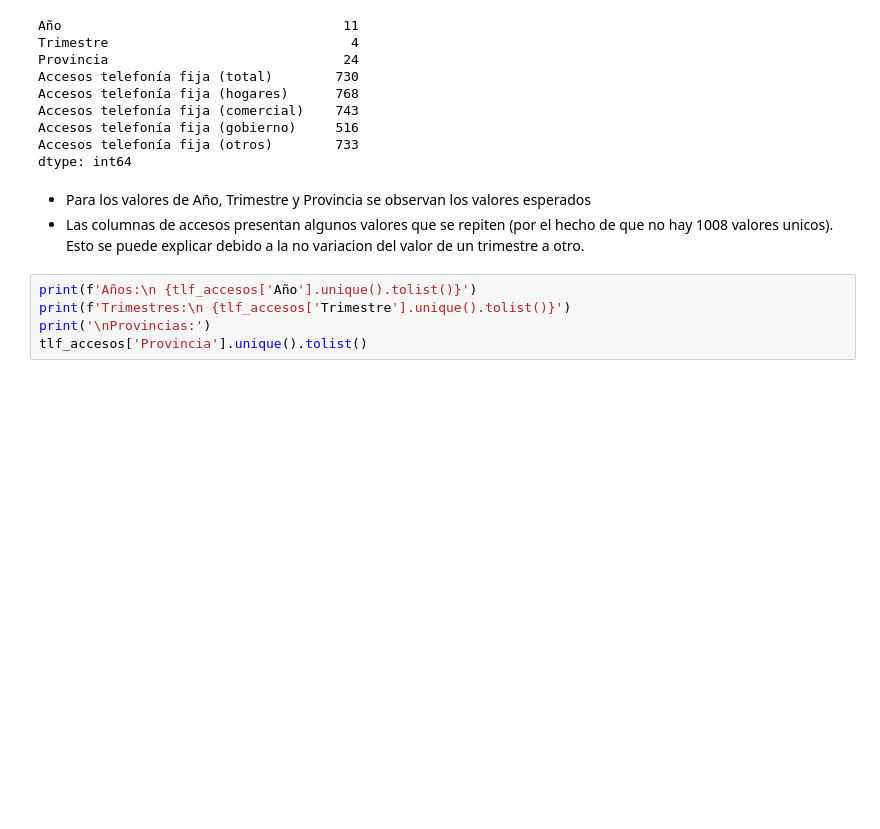
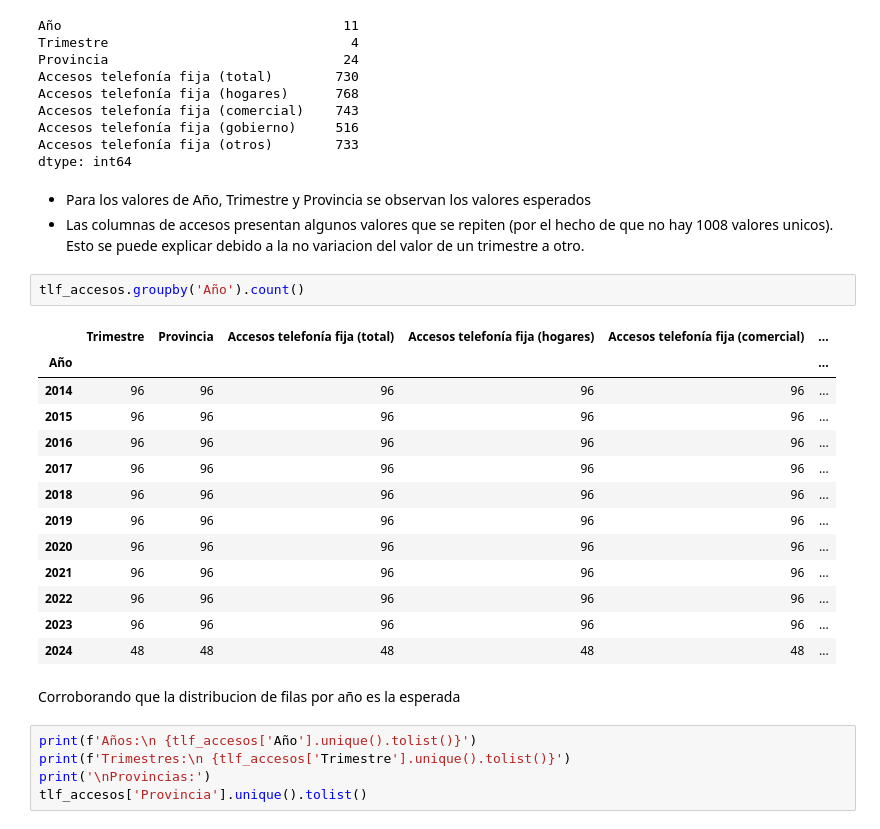
Before and after one commit to Samuel-R-021/Henry-PI02, a Jupyter notebook: EDA.ipynb, the cells around one changed output. Cells and saved outputs as stored; diff of their text form; blank space fills up the shorter version.

```diff
--- a/EDA.ipynb
+++ b/EDA.ipynb
@@ -453,6 +632,24 @@ dtype: int64
 # %% [markdown]
 * Para los valores de Año, Trimestre y Provincia se observan los valores esperados
 * Las columnas de accesos presentan algunos valores que se repiten (por el hecho de que no hay 1008 valores unicos). Esto se puede explicar debido a la no variacion del valor de un trimestre a otro.
+# %%
+tlf_accesos.groupby('Año').count()
+# %% [output]
+|  | Trimestre | Provincia | Accesos telefonía fija (total) | Accesos telefonía fija (hogares) | Accesos telefonía fija (comercial) | ... |
+| Año |  |  |  |  |  | ... |
+| 2014 | 96 | 96 | 96 | 96 | 96 | ... |
+| 2015 | 96 | 96 | 96 | 96 | 96 | ... |
+| 2016 | 96 | 96 | 96 | 96 | 96 | ... |
+| 2017 | 96 | 96 | 96 | 96 | 96 | ... |
+| 2018 | 96 | 96 | 96 | 96 | 96 | ... |
+| 2019 | 96 | 96 | 96 | 96 | 96 | ... |
+| 2020 | 96 | 96 | 96 | 96 | 96 | ... |
+| 2021 | 96 | 96 | 96 | 96 | 96 | ... |
+| 2022 | 96 | 96 | 96 | 96 | 96 | ... |
+| 2023 | 96 | 96 | 96 | 96 | 96 | ... |
+| 2024 | 48 | 48 | 48 | 48 | 48 | ... |
+# %% [markdown]
+Corroborando que la distribucion de filas por año es la esperada
 # %%
 print(f'Años:\n {tlf_accesos['Año'].unique().tolist()}')
 print(f'Trimestres:\n {tlf_accesos['Trimestre'].unique().tolist()}')
```
Also changed, not shown: parts of 67 cells of this notebook.
